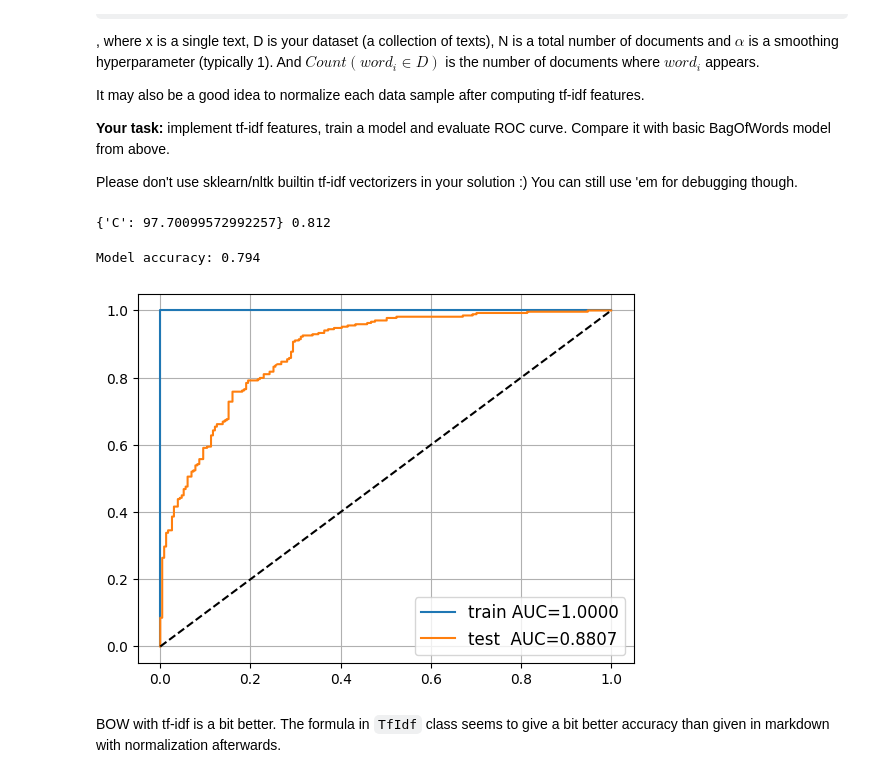
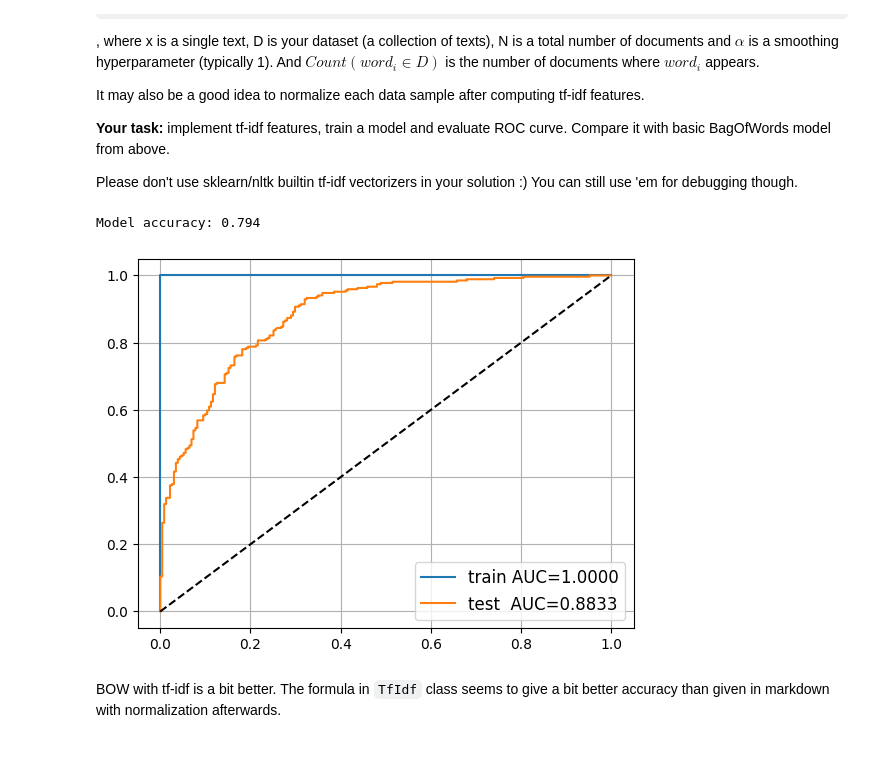
Before and after one commit to virtualphoton/nlp_course_2022, a Jupyter notebook: week02_classification/homework_part1.ipynb, the cells around one changed output. Saved outputs shown, nothing was run; the diff lists cells and outputs as text; code cells hidden in the pictures; some formulas as TeX source.

```diff
--- a/week02_classification/homework_part1.ipynb
+++ b/week02_classification/homework_part1.ipynb
@@ -118,10 +120,6 @@ Its a trivial linear model that assumes the independence of input features and c
 
 If you don't remember the math behind Naive Bayes, read [this chunk](https://lena-voita.github.io/nlp_course/text_classification.html#naive_bayes) to help refresh your memory. Done? Good! Now let's implement that :)
 # %%
-def normalize(x: np.ndarray, **kwargs):
-    EPS = 1e-6
-    return x / (np.linalg.norm(x, **kwargs, keepdims=True) + EPS)
-
 class BinaryNaiveBayes:
     delta = 1.0  # add this to all word counts to smoothe probabilities
 
@@ -288,8 +286,9 @@ class TfIdf(TransformerMixin):
         return self
 
     def transform(self, X: np.ndarray):
-        return normalize(X, axis=1, ord=1) * self.idf
-        # return normalize(X * self.idf, axis=1, ord=1)
+        # the first option gives much wider range of good C in logreg
+        return normalize(X, ord=1) * self.idf
+        # return normalize(X * self.idf, ord=1)
 # %%
 from sklearn.metrics import roc_auc_score, roc_curve, accuracy_score
 
@@ -320,24 +312,27 @@ def fit_no_warnings(model, X, y):
-# %%
-from sklearn.model_selection import GridSearchCV
-
-grid = GridSearchCV(
-    LogisticRegression(random_state=44),
-    {"C": np.logspace(-1, 3, 100)}
-)
-
-X_train_tf, X_test_tf = map(
-    TfIdf().fit(X_train_bow).transform,
-    [X_train_bow, X_test_bow]
-)
-
-fit_no_warnings(grid, X_train_tf, y_train)
-print(grid.best_params_, grid.best_score_)
-# %% [output]
-{'C': 97.70099572992257} 0.812
+# %%
+from sklearn.feature_extraction.text import TfidfVectorizer
+
+tf_custom = map(
+    TfIdf().fit(X_train_bow).transform,
+    [X_train_bow, X_test_bow]
+)
+tf_true = map(
+    TfidfVectorizer(
+        vocabulary=word2index,
+        tokenizer=lambda t: tokenizer.tokenize(t.lower())
+    ).fit(texts_train).transform,
+    [texts_train, texts_test]
+)
+tf_true_default_tokenizer = map(
+    TfidfVectorizer(
+        vocabulary=word2index
+    ).fit(texts_train).transform,
+    [texts_train, texts_test]
+)
 # %%
-assess(LogisticRegression(random_state=45, **grid.best_params_), X_train_tf, X_test_tf)
+assess(LogisticRegression(random_state=45, C=50), *tf_custom)
 # %% [output]
 Model accuracy: 0.794
-[figure, old version]
+[figure, new version]
 # %% [markdown]
 BOW with tf-idf is a bit better. The formula in `TfIdf` class seems to give a bit better accuracy than given in markdown with normalization afterwards.
```
Also changed, not shown: parts of 18 cells of this notebook, 14 other files.
